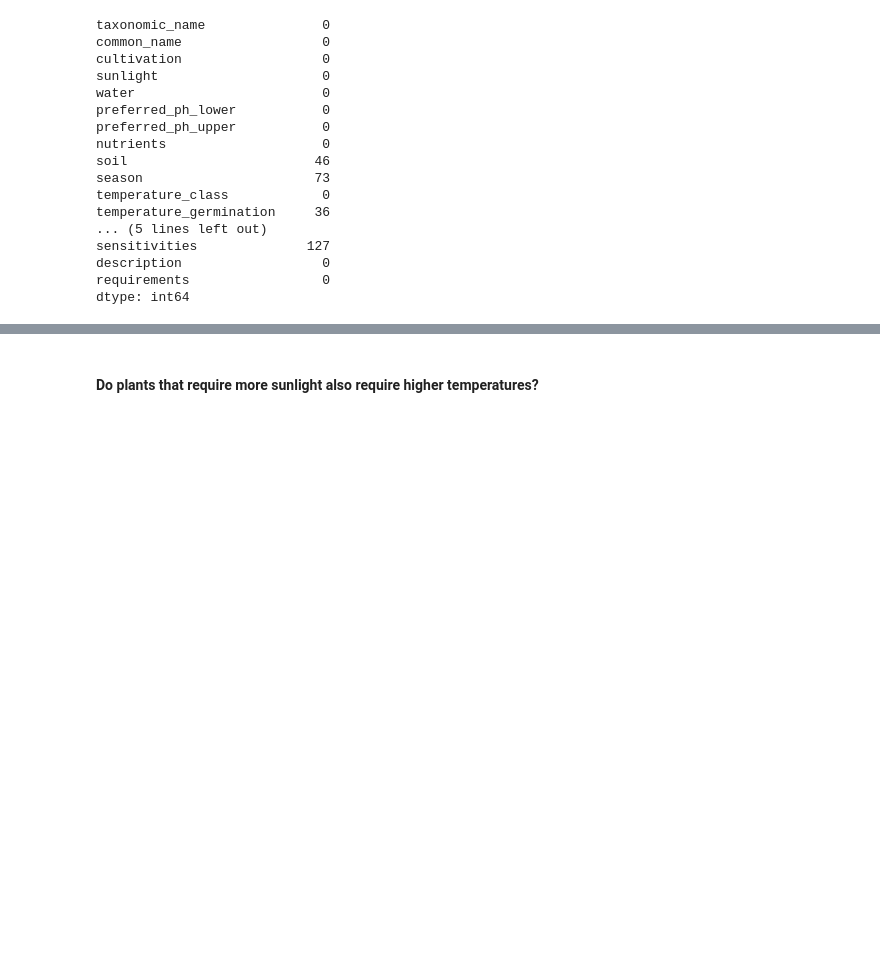
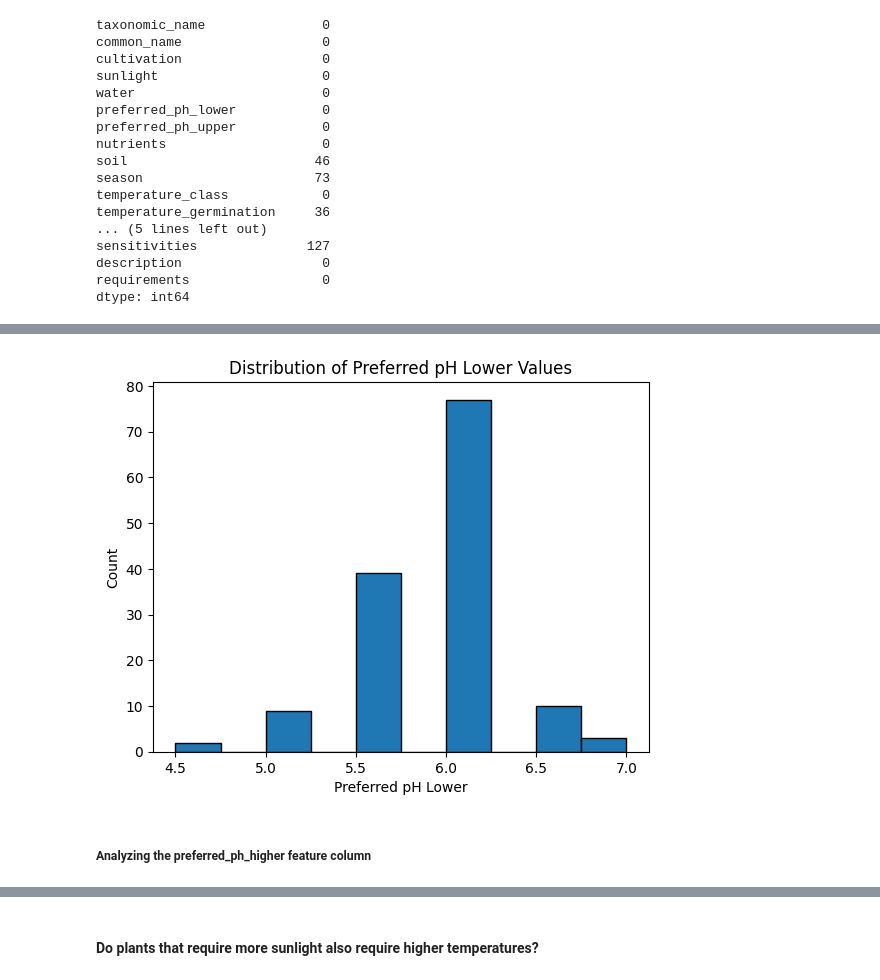
Before and after one commit to aaditbaldha2002/TidyTuesday_challenges, a Jupyter notebook: 2026/2026-02-03/eda.ipynb, the cells around one changed output, grey strips where cells are left out. Drawn from its saved outputs; the diff is of its cells as text; code cells hidden in the pictures; blank space fills up the shorter version.

```diff
--- a/2026/2026-02-03/eda.ipynb
+++ b/2026/2026-02-03/eda.ipynb
@@ -80,0 +201,10 @@ dtype: int64
+# %%
+plt.hist(dataset['preferred_ph_lower'].dropna(), edgecolor='black')
+plt.xlabel('Preferred pH Lower')
+plt.ylabel('Count')
+plt.title('Distribution of Preferred pH Lower Values')
+plt.show()
+# %% [output]
+[figure, added]
+# %% [markdown]
+##### Analyzing the preferred_ph_higher feature column
```
Also changed, not shown: parts of 25 cells of this notebook.
